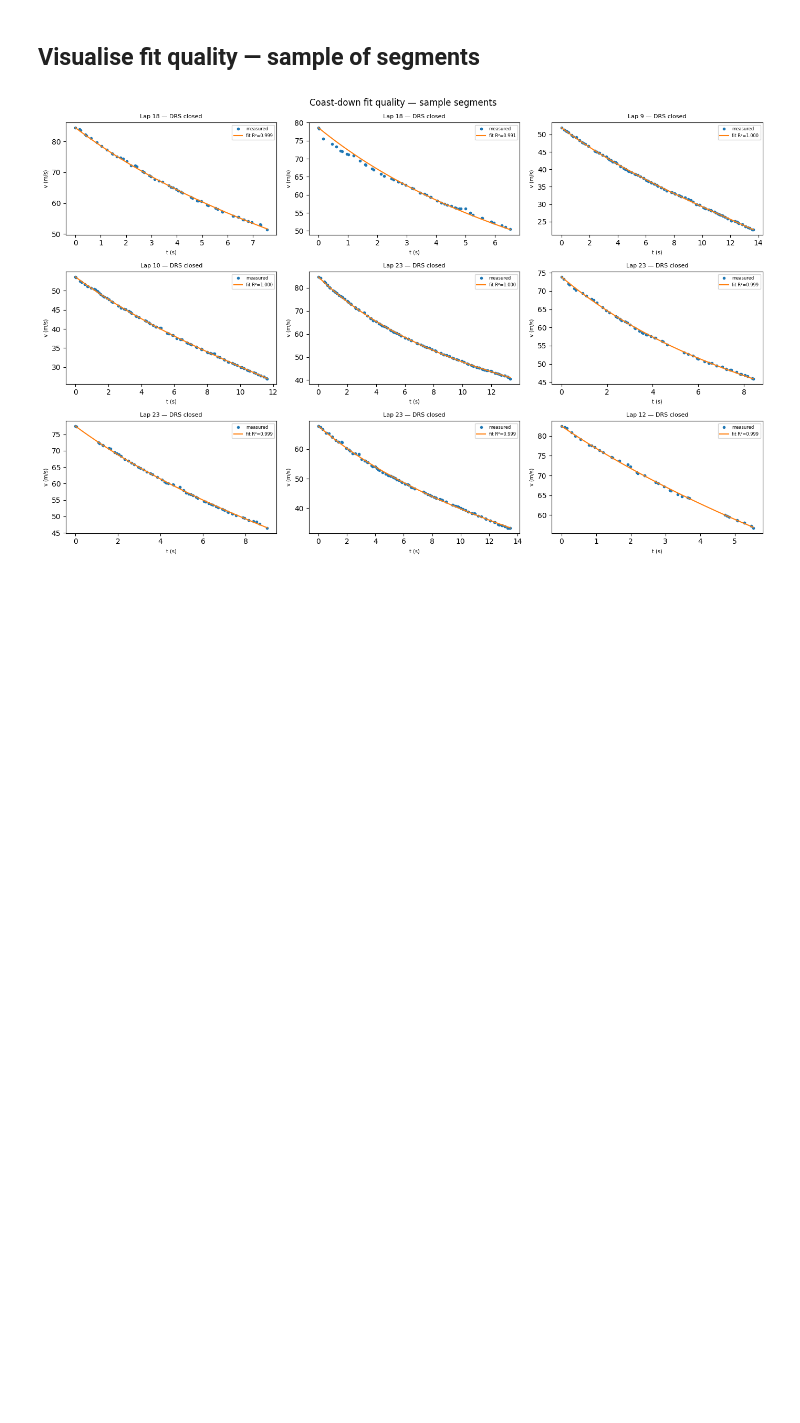
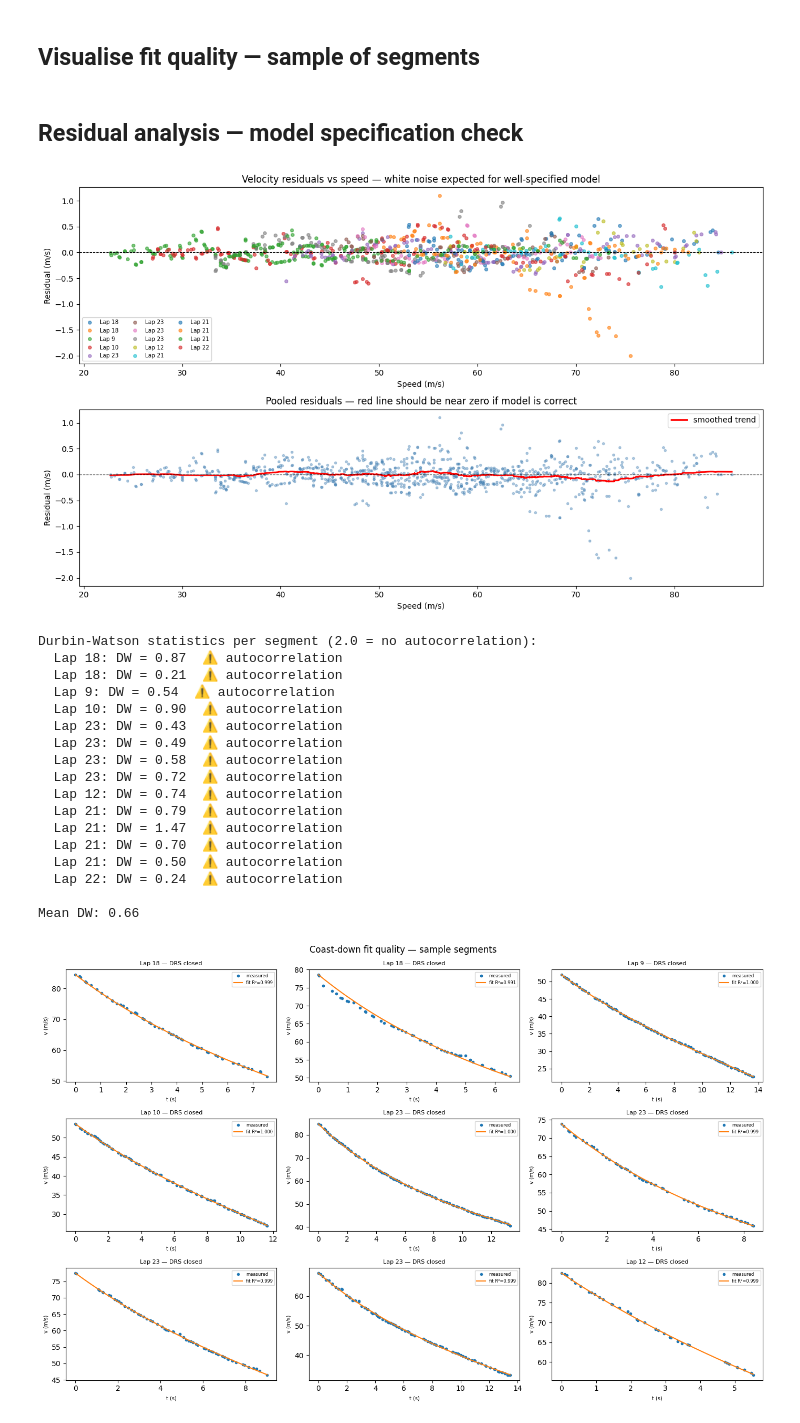
Before and after one commit to andrewcoyle1/f1-telemetry-aero, a Jupyter notebook: notebooks/02_coastdown_fit.ipynb, the cells around one changed output. Drawn from its saved outputs; the diff is of its cells as text; code cells hidden in the pictures; blank space fills up the shorter version.

```diff
--- a/notebooks/02_coastdown_fit.ipynb
+++ b/notebooks/02_coastdown_fit.ipynb
@@ -237,6 +237,76 @@ Mean air density: 1.1343 kg/m³
 β fixed at: 120.0 N  (Crr = 0.0136)
 # %% [markdown]
 ## Visualise fit quality — sample of segments
+# %% [markdown]
+## Residual analysis — model specification check
+# %%
+from statsmodels.stats.stattools import durbin_watson
+
+fig, axes = plt.subplots(2, 1, figsize=(13, 8))
+
+all_speeds, all_resids = [], []
+dw_stats = []
+
+for seg, fit in all_segments_for_plot:
+    t = seg['t'].values - seg['t'].values[0]
+    v_meas = seg['Speed'].values / 3.6
+    v_pred = v_model(t, fit.alpha, fit.beta, fit.P_mgu, fit.v0, fit.m)
+    residuals = v_meas - v_pred
+
+    axes[0].plot(v_meas, residuals, 'o', ms=4, alpha=0.6,
+                 label=f'Lap {fit.lap_number}')
+    all_speeds.extend(v_meas.tolist())
+    all_resids.extend(residuals.tolist())
+    dw_stats.append(durbin_watson(residuals))
+
+axes[0].axhline(0, color='k', linewidth=0.8, linestyle='--')
+axes[0].set_xlabel('Speed (m/s)')
+axes[0].set_ylabel('Residual (m/s)')
+axes[0].set_title('Velocity residuals vs speed — white noise expected for well-specified model')
+axes[0].legend(fontsize=7, ncol=3)
+
+# Pooled residuals with LOWESS trend to detect systematic shape
+from scipy.ndimage import uniform_filter1d
+idx = np.argsort(all_speeds)
+v_sorted = np.array(all_speeds)[idx]
+r_sorted = np.array(all_resids)[idx]
+r_smooth = uniform_filter1d(r_sorted, size=max(3, len(r_sorted)//10))
+axes[1].scatter(v_sorted, r_sorted, s=8, alpha=0.4, color='steelblue')
+axes[1].plot(v_sorted, r_smooth, 'r-', lw=2, label='smoothed trend')
+axes[1].axhline(0, color='k', linewidth=0.8, linestyle='--')
+axes[1].set_xlabel('Speed (m/s)')
+axes[1].set_ylabel('Residual (m/s)')
+axes[1].set_title('Pooled residuals — red line should be near zero if model is correct')
+axes[1].legend()
+
+plt.tight_layout()
+plt.savefig('../results/figures/02_residuals.png', dpi=150)
+plt.show()
+
+print(f'\nDurbin-Watson statistics per segment (2.0 = no autocorrelation):')
+for i, (_, fit) in enumerate(all_segments_for_plot):
+    flag = '✓' if 1.5 <= dw_stats[i] <= 2.5 else '⚠ autocorrelation'
+    print(f'  Lap {fit.lap_number}: DW = {dw_stats[i]:.2f}  {flag}')
+print(f'\nMean DW: {np.mean(dw_stats):.2f}')
+# %% [output]
+[figure, added]
+Durbin-Watson statistics per segment (2.0 = no autocorrelation):
+  Lap 18: DW = 0.87  ⚠ autocorrelation
+  Lap 18: DW = 0.21  ⚠ autocorrelation
+  Lap 9: DW = 0.54  ⚠ autocorrelation
+  Lap 10: DW = 0.90  ⚠ autocorrelation
+  Lap 23: DW = 0.43  ⚠ autocorrelation
+  Lap 23: DW = 0.49  ⚠ autocorrelation
+  Lap 23: DW = 0.58  ⚠ autocorrelation
+  Lap 23: DW = 0.72  ⚠ autocorrelation
+  Lap 12: DW = 0.74  ⚠ autocorrelation
+  Lap 21: DW = 0.79  ⚠ autocorrelation
+  Lap 21: DW = 1.47  ⚠ autocorrelation
+  Lap 21: DW = 0.70  ⚠ autocorrelation
+  Lap 21: DW = 0.50  ⚠ autocorrelation
+  Lap 22: DW = 0.24  ⚠ autocorrelation
+
+Mean DW: 0.66
 # %%
 n_plot = min(9, len(all_segments_for_plot))
 fig, axes = plt.subplots(3, 3, figsize=(14, 9))
```
Also changed, not shown: 9 other files.
